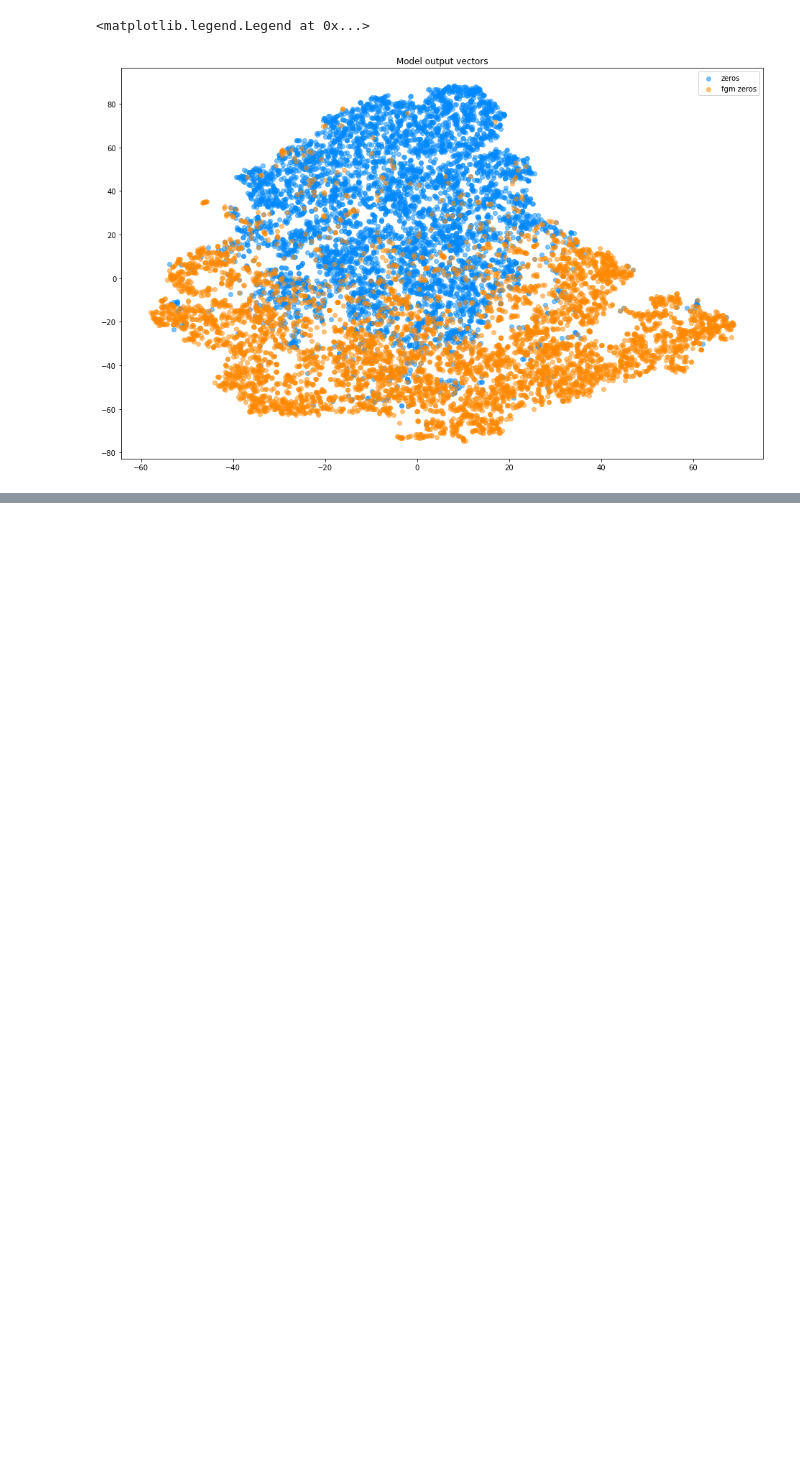
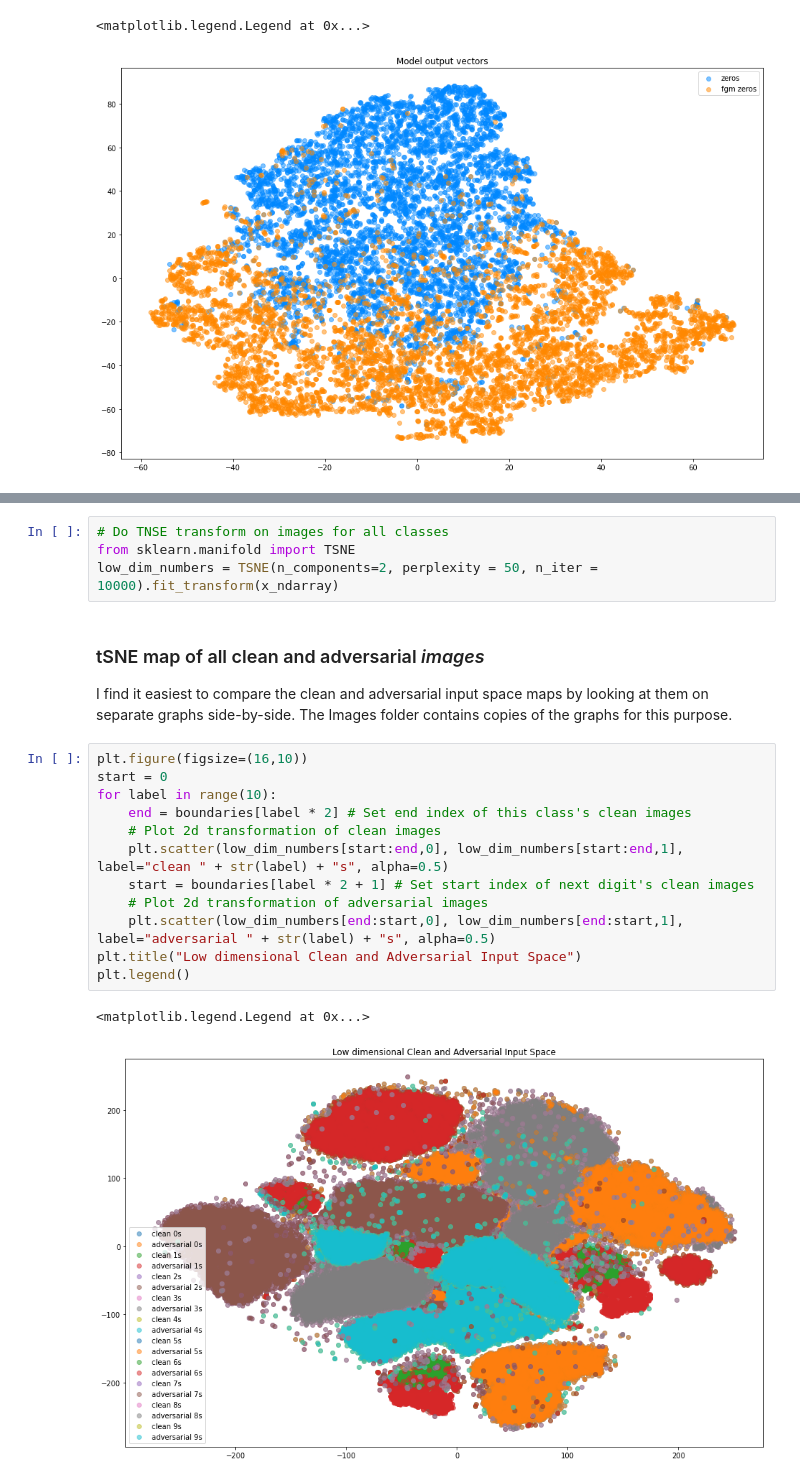
Before and after one commit to aranganath/Adversarial, a Jupyter notebook: k-means-medians-on-each-class-with-tsne.ipynb, the cells around one changed output, grey strips where cells are left out. Drawn from its saved outputs; the diff is of its cells as text; blank space fills up the shorter version.

```diff
--- a/k-means-medians-on-each-class-with-tsne.ipynb
+++ b/k-means-medians-on-each-class-with-tsne.ipynb
@@ -417,0 +528,22 @@ plt.legend()
+# %%
+# Do TNSE transform on images for all classes
+from sklearn.manifold import TSNE
+low_dim_numbers = TSNE(n_components=2, perplexity = 50, n_iter = 10000).fit_transform(x_ndarray)
+# %% [markdown]
+### tSNE map of all clean and adversarial _images_
+I find it easiest to compare the clean and adversarial input space maps by looking at them on separate graphs side-by-side. The Images folder contains copies of the graphs for this purpose.
+# %%
+plt.figure(figsize=(16,10))
+start = 0
+for label in range(10):
+    end = boundaries[label * 2] # Set end index of this class's clean images
+    # Plot 2d transformation of clean images
+    plt.scatter(low_dim_numbers[start:end,0], low_dim_numbers[start:end,1], label="clean " + str(label) + "s", alpha=0.5)
+    start = boundaries[label * 2 + 1] # Set start index of next digit's clean images
+    # Plot 2d transformation of adversarial images
+    plt.scatter(low_dim_numbers[end:start,0], low_dim_numbers[end:start,1], label="adversarial " + str(label) + "s", alpha=0.5)
+plt.title("Low dimensional Clean and Adversarial Input Space")
+plt.legend()
+# %% [output]
+<matplotlib.legend.Legend at 0x...>
+[figure, added]
```
Also changed, not shown: parts of 12 cells of this notebook, 6 other files.
